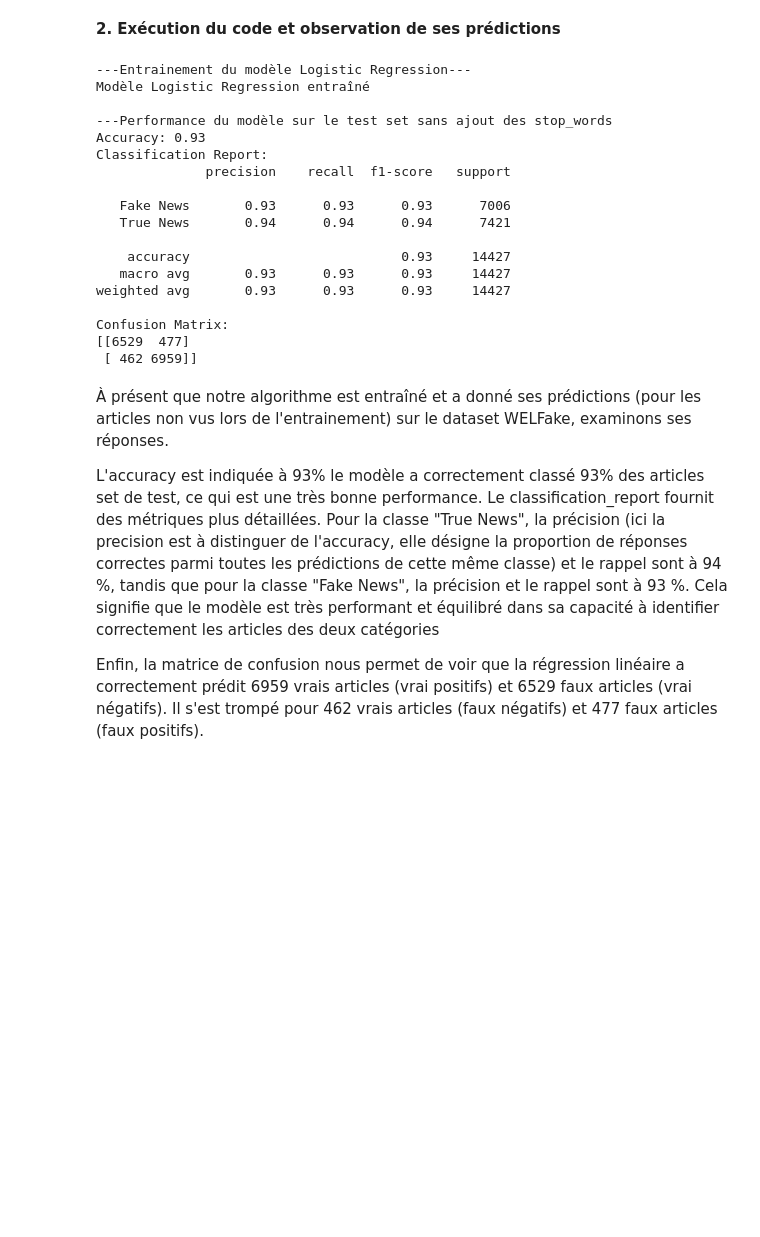
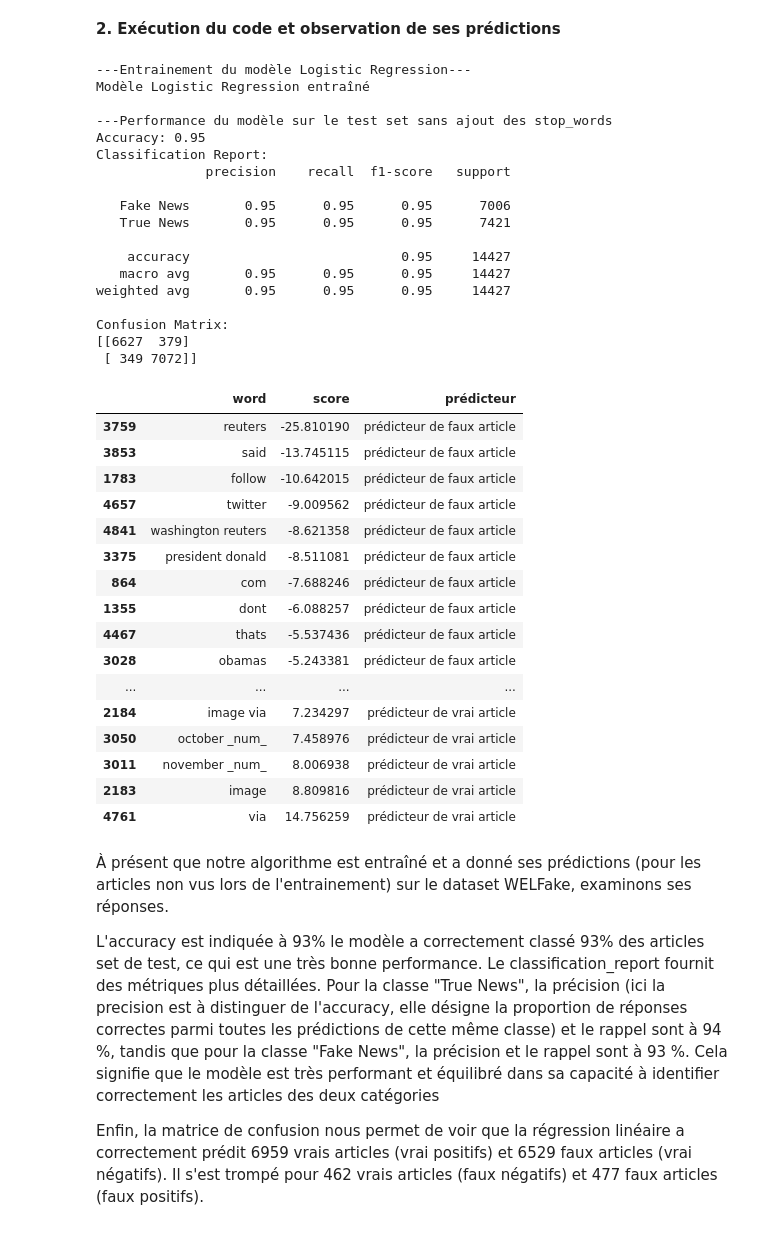
Before and after one commit to PAGESK/Fake_news_detector, a Jupyter notebook: main_fake_news_detector.ipynb, the cells around one changed output. Drawn from its saved outputs; the diff is of its cells as text; code cells hidden in the pictures; blank space fills up the shorter version.

```diff
--- a/main_fake_news_detector.ipynb
+++ b/main_fake_news_detector.ipynb
@@ -552,7 +550,7 @@ logistic_regression_pipeline = Pipeline([
 
     #max_features représente le nombre de mots que le modèle doit apprendre. Plus le nombre est élevé plus le modèle pourra saisir des relations complexes, mais plus il risque le surapprentissage.
     #ngram_range indique combien de mots successifs le modèle doit apprendre (1, 2 ou plus). Ce paramètre permet lui aussi de saisir des relations plus complexes et peut augmenter le surapprentissage
-    ("tfidf", TfidfVectorizer(max_features=1000, ngram_range=(1,1))),
+    ("tfidf", TfidfVectorizer(max_features=5000, ngram_range=(1,2))),
 
     #Ici, la valeur de C oblige le modèle à choisir des coefficients plus petits et réduire le surapprentissage
     #random_state sert à fixer le pseudo-aléatoire du modèle et ainsi obtenir toujours les mêmes résultats
@@ -584,43 +582,84 @@ y_pred_test = logistic_regression_pipeline.predict(X_test)
 #Le modèle donne un seuil de confiance en probabilité pour chacune de ses prédictions.
 y_proba_test = logistic_regression_pipeline.predict_proba(X_test)
 
+
 print(f"\n---Performance du modèle sur le test set sans ajout des stop_words")
 
 #Notre algorithme compare les y_test (les vrais labels par ex : [0, 1, 0, 0, 0, 1...] aux y_pred_test (soit les labels prédits par le modèle par ex : [0, 1, 0, 0, 0, 0...] ))
 #Il se corrige seul, comme un élève à qui l'on donnerait la correction après l'examen, pour comparer ses réponses avec le corrigé. L'accuracy (ou précision) calculée représente le nombre de prédictions correctes divisé par le nombre total de labels.
 print(f"Accuracy: {accuracy_score(y_test, y_pred_test):.2f}")
 
 print("Classification Report:")
 
 #La ligne ci-dessous permet d'afficher un "rapport" contenant la précision, et le recall (rappel). Le rappel représente le nombre de réponses correctes que le modèle a trouvées pour une classe donnée,
 # divisé par le nombre total de réponses qui étaient réellement correctes pour cette classe.
 print(classification_report(y_test, y_pred_test, target_names=["Fake News", "True News"]))
 
 print("Confusion Matrix:")
 
 
 #La matrice de confusion est un tableau à deux entrées qui compare les labels aux prédictions du modèle. On rencence les vrais négatifs, les faux positifs, les faux négatifs et les vrais positifs.
 #On parle aussi de correct rejection, false alarm, miss, et hit.
 print(confusion_matrix(y_test, y_pred_test))
+
+
+
+#On utilise ces lignes de code pour récupérer les 40 mots les plus influents pour le modèle.
+#Cela nous permettra d'avoir un aperçut correct des mots à supprimer ensuite
+tfidf_vectorizer = logistic_regression_pipeline.named_steps["tfidf"]
+classifier = logistic_regression_pipeline.named_steps["classifier"]
+
+feature_names = tfidf_vectorizer.get_feature_names_out()
+
+coefs = classifier.coef_[0]
+
+df_words = pd.DataFrame({"word":feature_names, "score":coefs})
+df_words = df_words.sort_values(by="score", ascending=False)
+
+top_true_words = df_words.head(30)
+top_fake_words = df_words.tail(30)
+
+df_top_words = pd.concat([top_fake_words, top_true_words]).sort_values(by="score")
+
+df_top_words["prédicteur"] = np.where(df_top_words["score"] > 0, "prédicteur de vrai article", "prédicteur de faux article")
+
+df_top_words
 # %% [output]
 ---Entrainement du modèle Logistic Regression---
 Modèle Logistic Regression entraîné
 
 ---Performance du modèle sur le test set sans ajout des stop_words
-Accuracy: 0.93
+Accuracy: 0.95
 Classification Report:
               precision    recall  f1-score   support
 
-   Fake News       0.93      0.93      0.93      7006
-   True News       0.94      0.94      0.94      7421
+   Fake News       0.95      0.95      0.95      7006
+   True News       0.95      0.95      0.95      7421
 
-    accuracy                           0.93     14427
-   macro avg       0.93      0.93      0.93     14427
-weighted avg       0.93      0.93      0.93     14427
+    accuracy                           0.95     14427
+   macro avg       0.95      0.95      0.95     14427
+weighted avg       0.95      0.95      0.95     14427
 
 Confusion Matrix:
-[[6529  477]
- [ 462 6959]]
+[[6627  379]
+ [ 349 7072]]
+|  | word | score | prédicteur |
+| 3759 | reuters | -25.810190 | prédicteur de faux article |
+| 3853 | said | -13.745115 | prédicteur de faux article |
+| 1783 | follow | -10.642015 | prédicteur de faux article |
+| 4657 | twitter | -9.009562 | prédicteur de faux article |
+| 4841 | washington reuters | -8.621358 | prédicteur de faux article |
+| 3375 | president donald | -8.511081 | prédicteur de faux article |
+| 864 | com | -7.688246 | prédicteur de faux article |
+| 1355 | dont | -6.088257 | prédicteur de faux article |
+| 4467 | thats | -5.537436 | prédicteur de faux article |
+| 3028 | obamas | -5.243381 | prédicteur de faux article |
+| ... | ... | ... | ... |
+| 2184 | image via | 7.234297 | prédicteur de vrai article |
+| 3050 | october _num_ | 7.458976 | prédicteur de vrai article |
+| 3011 | november _num_ | 8.006938 | prédicteur de vrai article |
+| 2183 | image | 8.809816 | prédicteur de vrai article |
+| 4761 | via | 14.756259 | prédicteur de vrai article |
 # %% [markdown]
 À présent que notre algorithme est entraîné et a donné ses prédictions (pour les articles non vus lors de l'entrainement) sur le dataset WELFake, examinons ses réponses.
 
```
Also changed, not shown: parts of 10 cells of this notebook.
